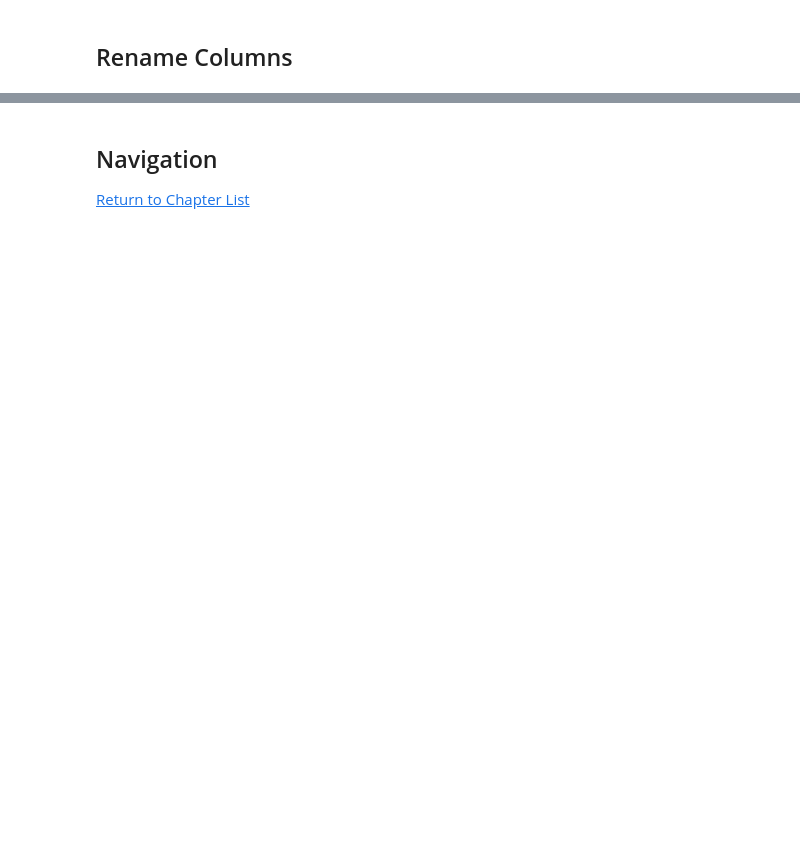
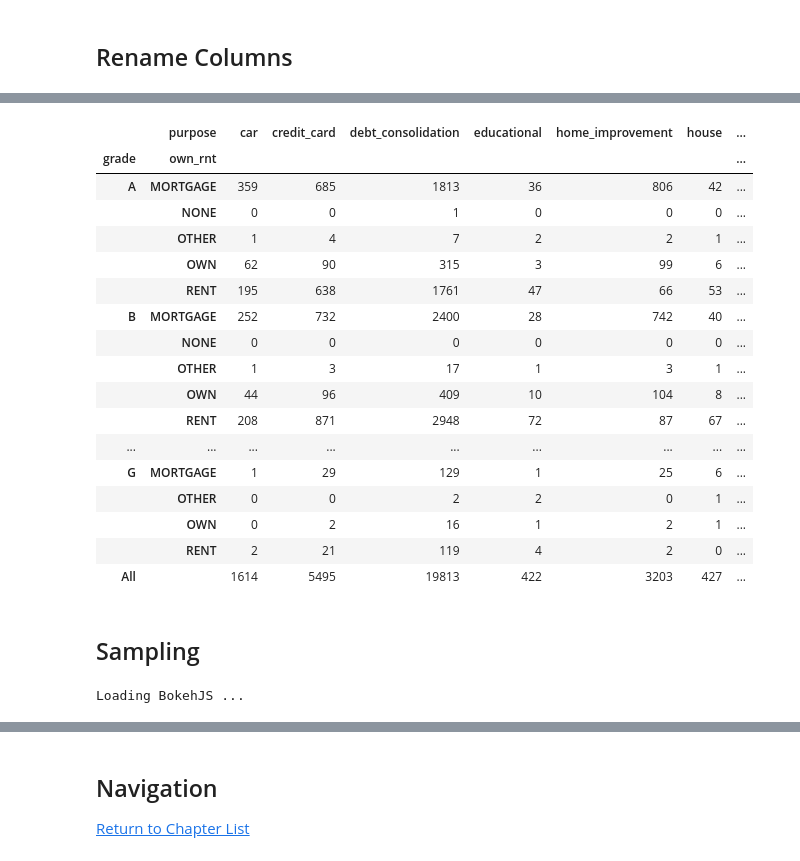
Before and after one commit to RandyBetancourt/PythonForSASUsers, a Jupyter notebook: Chapter 12 -- Additional Data Handling .ipynb, the cells around one changed output, grey strips where cells are left out. Saved outputs shown, nothing was run; the diff lists cells and outputs as text; code cells hidden in the pictures; blank space fills up the shorter version.

```diff
--- a/Chapter 12 -- Additional Data Handling .ipynb
+++ b/Chapter 12 -- Additional Data Handling .ipynb
@@ -458,0 +448,2 @@ acc2.shape
+# %%
+lc0['ln_plcy'] = lc0['id'].map(lambda x: False)
@@ -458,0 +452,3 @@ acc2.shape
+# %%
+lc0['revol_util'] = lc0.revol_util.replace('%','',regex=True).astype('float')/100
+lc0['rate'] = lc0.rate.replace('%','',regex=True).astype('float')/100
@@ -458,0 +457,3 @@ acc2.shape
+# %%
+lc0['revol_util'] = lc0[["revol_util"]].fillna(lc0.revol_util.mean())
+lc0.revol_util.isnull().sum()
@@ -458,0 +487,23 @@ acc2.shape
+# %%
+pd.crosstab([df.grade, df.own_rnt], df.purpose, margins=True)
+# %% [output]
+|  | purpose | car | credit_card | debt_consolidation | educational | home_improvement | house | ... |
+| grade | own_rnt |  |  |  |  |  |  | ... |
+| A | MORTGAGE | 359 | 685 | 1813 | 36 | 806 | 42 | ... |
+|  | NONE | 0 | 0 | 1 | 0 | 0 | 0 | ... |
+|  | OTHER | 1 | 4 | 7 | 2 | 2 | 1 | ... |
+|  | OWN | 62 | 90 | 315 | 3 | 99 | 6 | ... |
+|  | RENT | 195 | 638 | 1761 | 47 | 66 | 53 | ... |
+| B | MORTGAGE | 252 | 732 | 2400 | 28 | 742 | 40 | ... |
+|  | NONE | 0 | 0 | 0 | 0 | 0 | 0 | ... |
+|  | OTHER | 1 | 3 | 17 | 1 | 3 | 1 | ... |
+|  | OWN | 44 | 96 | 409 | 10 | 104 | 8 | ... |
+|  | RENT | 208 | 871 | 2948 | 72 | 87 | 67 | ... |
+| ... | ... | ... | ... | ... | ... | ... | ... | ... |
+| G | MORTGAGE | 1 | 29 | 129 | 1 | 25 | 6 | ... |
+|  | OTHER | 0 | 0 | 2 | 2 | 0 | 1 | ... |
+|  | OWN | 0 | 2 | 16 | 1 | 2 | 1 | ... |
+|  | RENT | 2 | 21 | 119 | 4 | 2 | 0 | ... |
+| All |  | 1614 | 5495 | 19813 | 422 | 3203 | 427 | ... |
+# %% [markdown]
+## Sampling
@@ -458,0 +512,11 @@ acc2.shape
+# %%
+import bokeh.charts
+import bokeh.charts.utils
+import bokeh.io
+import bokeh.models
+import bokeh.palettes
+import bokeh.plotting
+from bokeh.charts import Bar, Scatter, BoxPlot, Histogram
+bokeh.io.output_notebook()
+# %% [output]
+Loading BokehJS ...
```
Also changed, not shown: parts of 120 cells of this notebook.
